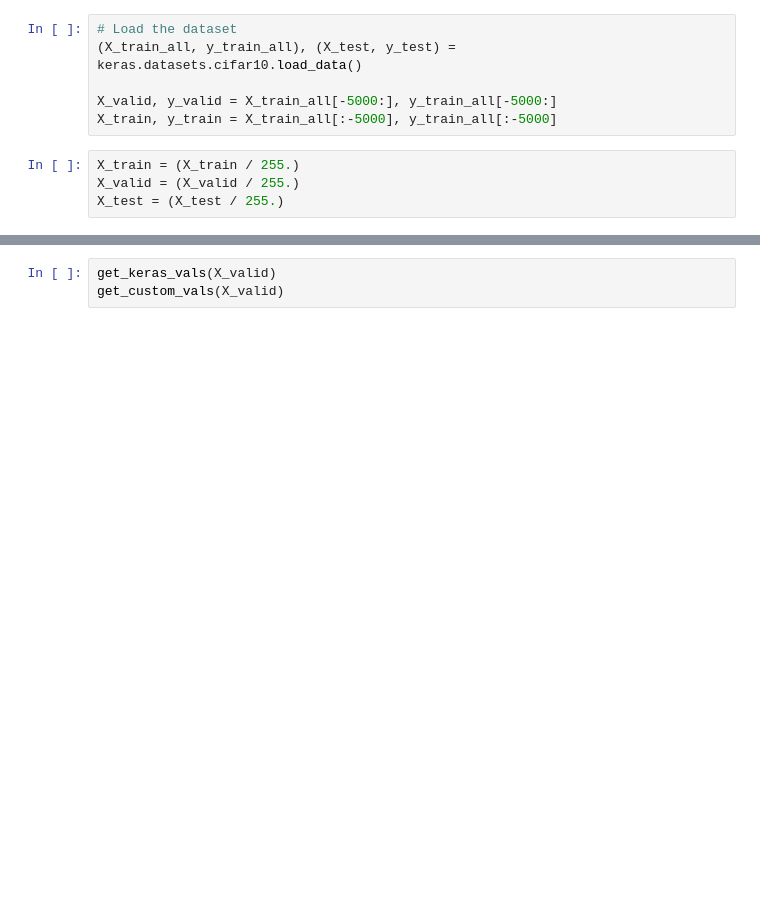
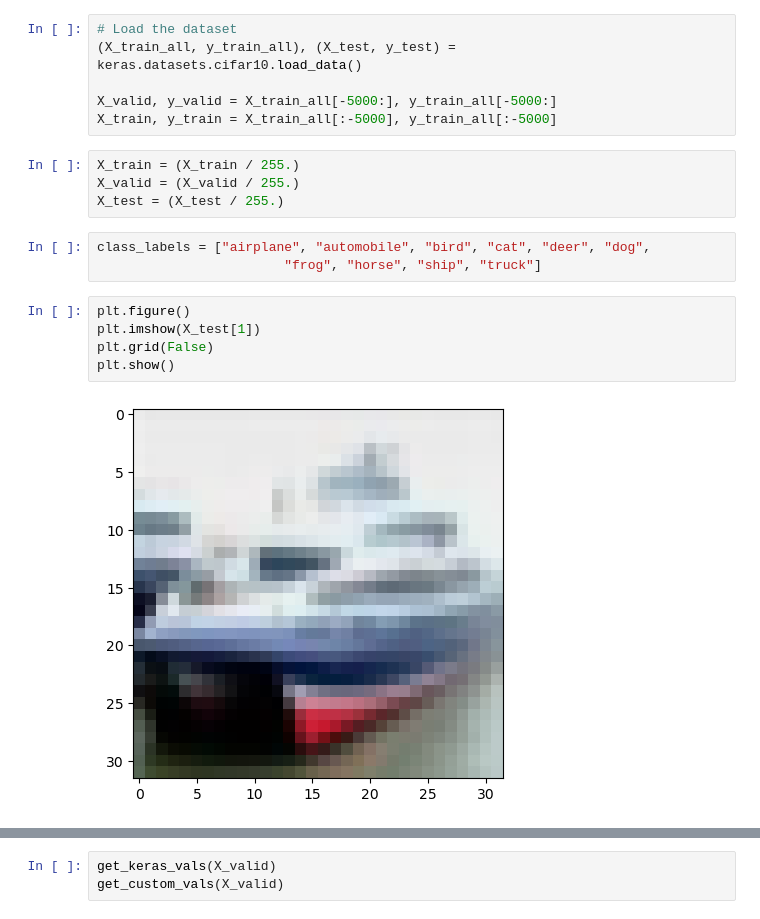
Before and after one commit to gw3ntd/ml2_proj2, a Jupyter notebook: cifarcomp.ipynb, the cells around one changed output, grey strips where cells are left out. Cells and saved outputs as stored; diff of their text form; blank space fills up the shorter version.

```diff
--- a/cifarcomp.ipynb
+++ b/cifarcomp.ipynb
@@ -16,3 +16,13 @@ X_train, y_train = X_train_all[:-5000], y_train_all[:-5000]
 X_train = (X_train / 255.)
 X_valid = (X_valid / 255.)
 X_test = (X_test / 255.)
+# %%
+class_labels = ["airplane", "automobile", "bird", "cat", "deer", "dog",
+                        "frog", "horse", "ship", "truck"]
+# %%
+plt.figure()
+plt.imshow(X_test[1])
+plt.grid(False)
+plt.show()
+# %% [output]
+[figure, added]
```
Also changed, not shown: parts of 4 cells of this notebook, 3 other files.
